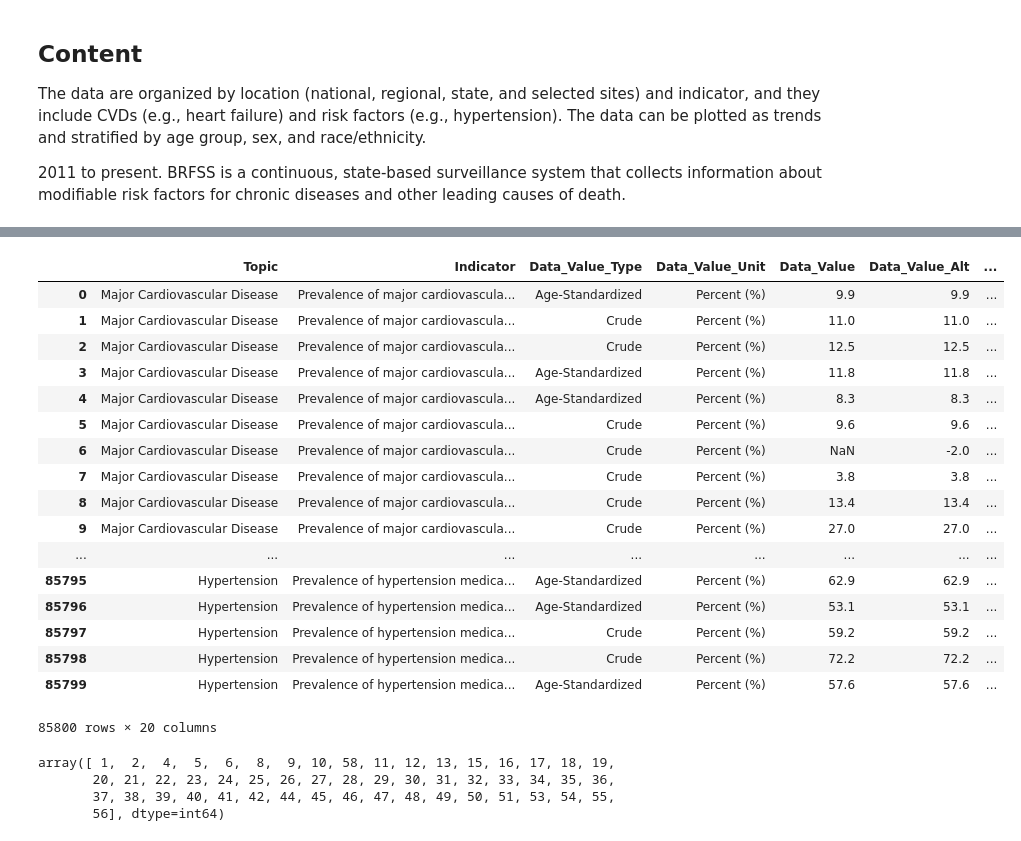
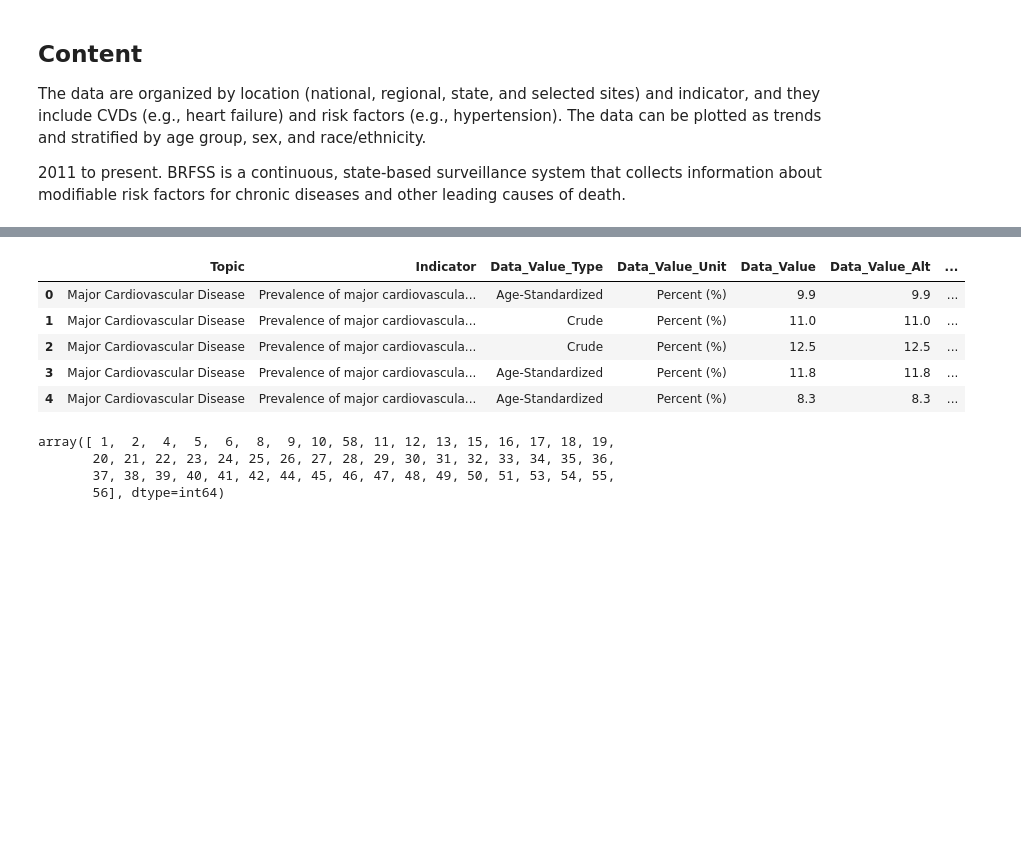
Before and after one commit to jchiu1303/heart_disease_stroke_analysis, a Jupyter notebook: analysis.ipynb, the cells around one changed output, grey strips where cells are left out. Drawn from its saved outputs; the diff is of its cells as text; code cells hidden in the pictures; blank space fills up the shorter version.

```diff
--- a/analysis.ipynb
+++ b/analysis.ipynb
@@ -40,25 +29,13 @@ df.head()
 # %%
 # taking a look at the middle to end column values - since was hidden in previous output
-df.iloc[:,9:]
+df.iloc[:,9:].head()
 # %% [output]
 |  | Topic | Indicator | Data_Value_Type | Data_Value_Unit | Data_Value | Data_Value_Alt | ... |
 | 0 | Major Cardiovascular Disease | Prevalence of major cardiovascula... | Age-Standardized | Percent (%) | 9.9 | 9.9 | ... |
 | 1 | Major Cardiovascular Disease | Prevalence of major cardiovascula... | Crude | Percent (%) | 11.0 | 11.0 | ... |
 | 2 | Major Cardiovascular Disease | Prevalence of major cardiovascula... | Crude | Percent (%) | 12.5 | 12.5 | ... |
 | 3 | Major Cardiovascular Disease | Prevalence of major cardiovascula... | Age-Standardized | Percent (%) | 11.8 | 11.8 | ... |
 | 4 | Major Cardiovascular Disease | Prevalence of major cardiovascula... | Age-Standardized | Percent (%) | 8.3 | 8.3 | ... |
-| 5 | Major Cardiovascular Disease | Prevalence of major cardiovascula... | Crude | Percent (%) | 9.6 | 9.6 | ... |
-| 6 | Major Cardiovascular Disease | Prevalence of major cardiovascula... | Crude | Percent (%) | NaN | -2.0 | ... |
-| 7 | Major Cardiovascular Disease | Prevalence of major cardiovascula... | Crude | Percent (%) | 3.8 | 3.8 | ... |
-| 8 | Major Cardiovascular Disease | Prevalence of major cardiovascula... | Crude | Percent (%) | 13.4 | 13.4 | ... |
-| 9 | Major Cardiovascular Disease | Prevalence of major cardiovascula... | Crude | Percent (%) | 27.0 | 27.0 | ... |
-| ... | ... | ... | ... | ... | ... | ... | ... |
-| 85795 | Hypertension | Prevalence of hypertension medica... | Age-Standardized | Percent (%) | 62.9 | 62.9 | ... |
-| 85796 | Hypertension | Prevalence of hypertension medica... | Age-Standardized | Percent (%) | 53.1 | 53.1 | ... |
-| 85797 | Hypertension | Prevalence of hypertension medica... | Crude | Percent (%) | 59.2 | 59.2 | ... |
-| 85798 | Hypertension | Prevalence of hypertension medica... | Crude | Percent (%) | 72.2 | 72.2 | ... |
-| 85799 | Hypertension | Prevalence of hypertension medica... | Age-Standardized | Percent (%) | 57.6 | 57.6 | ... |
-85800 rows × 20 columns
 # %%
 # looking at the unique values for the columns
 df['LocationID'].unique()
```
Also changed, not shown: parts of 2 cells of this notebook.
